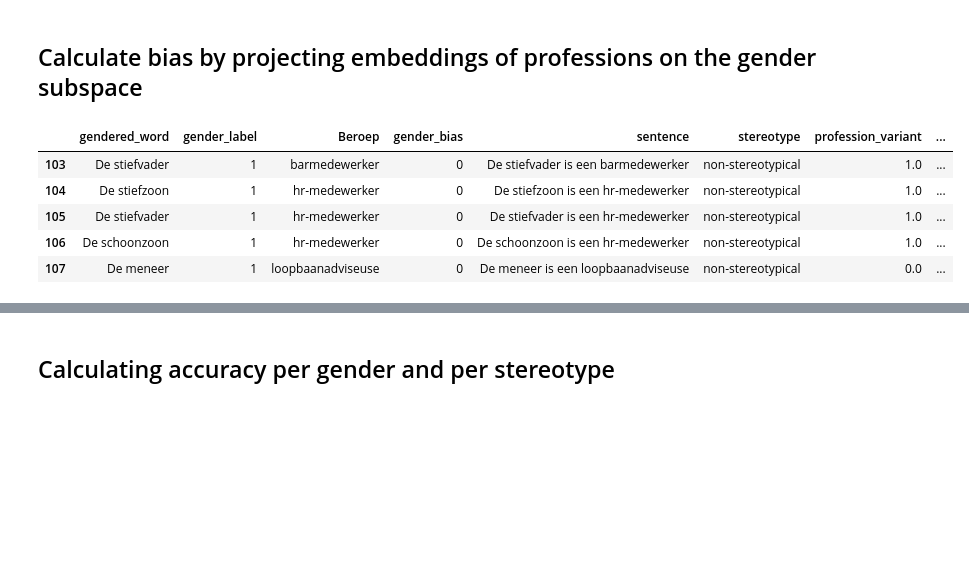
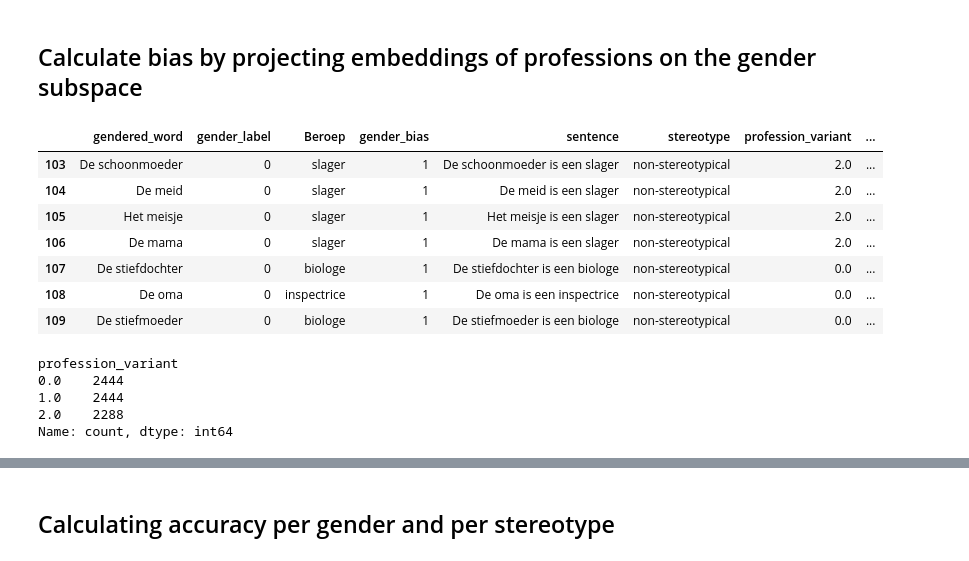
Before and after one commit to KleinJonasUVT/biasintransformers, a Jupyter notebook: code/professions_sentences_femaleform.ipynb, the cells around one changed output, grey strips where cells are left out. Drawn from its saved outputs; the diff is of its cells as text; code cells hidden in the pictures; blank space fills up the shorter version.

```diff
--- a/code/professions_sentences_femaleform.ipynb
+++ b/code/professions_sentences_femaleform.ipynb
@@ -154,6 +202,7 @@ entries = [
     ("0423 directiesecretaresses", "Secretaresse"),
 
     ("1051 Verzorgenden", "Verzorgende"),
+    ("1051 Verzorgenden", "Verzorger"),
     ("1051 Verzorgenden", "Verzorgster"),
 
     ("1114 Kappers en schoonheidsspecialisten", "Kapper"),
@@ -162,13 +211,14 @@ entries = [
     ("1114 Kappers en schoonheidsspecialisten", "Schoonheidsspecialist"),
     ("1114 Kappers en schoonheidsspecialisten", "Schoonheidsspecialiste"),
 
+    ("1012 Gespecialiseerd verpleegkundigen", "Verpleger"),
     ("1012 Gespecialiseerd verpleegkundigen", "Verpleegkundige"),
     ("1012 Gespecialiseerd verpleegkundigen", "Verpleegster"),
 
-    #("0131 Leidsters kinderopvang en onderw...", "Leidster"),
     ("0131 Leidsters kinderopvang en onderw...", "Onderwijzer"),
     ("0131 Leidsters kinderopvang en onderw...", "Onderwijzeres"),
 
+    ("1033 Verpleegkundigen (mbo)", "Verpleger"),
     ("1033 Verpleegkundigen (mbo)", "Verpleegkundige"),
     ("1033 Verpleegkundigen (mbo)", "Verpleegster"),
 
@@ -179,9 +229,6 @@ entries = [
 
     ("1022 Psychologen en sociologen", "Socioloog"),
     ("1022 Psychologen en sociologen", "Sociologe"),
-
-    ("0333 Kassamedewerkers", "Kassamedewerker"),
-    ("0333 Kassamedewerkers", "Kassière"),
 
     ("1021 Maatschappelijk werkers", "Maatschappelijk werker"),
     ("1021 Maatschappelijk werkers", "Maatschappelijk werkster"),
@@ -217,6 +264,9 @@ entries = [
     ("0115 Onderwijskundigen en overige doc...", "Docente"),
 
     ("0332 Verkoopmedewerkers detailhandel", "Verkoopmedewerker"),
+    ("0332 Verkoopmedewerkers detailhandel", "Verkoopmedewerkster"),
+
+    ("0332 Verkoopmedewerkers detailhandel", "Verkoper"),
     ("0332 Verkoopmedewerkers detailhandel", "Verkoopster"),
 
     ("1111 Reisbegeleiders", "Reisbegeleider"),
@@ -238,6 +288,13 @@ entries = [
     ("0211 Bibliothecarissen en conservatoren", "Bibliothecaresse"),
 
     ("0211 Bibliothecarissen en conservatoren", "Conservator"),
+
+    ("0212 Auteurs en taalkundigen", "Auteur"),
+    ("0212 Auteurs en taalkundigen", "Taalkundige"),
+
+    ("1011 Artsen", "Arts"),
+
+    ("0612 Overheidsambtenaren", "Ambtenaar")
 ]
 
 for key, value in entries:
@@ -756,30 +857,42 @@ Projection of 'De zus is een beveiligingsmedewerker': 0.2586449243023471
 # %%
 import numpy as np
 
 # Define the projection function
 def gender_projection(embedding, weight_vector):
-    normalized_direction = final_model_loaded.coef_[0] / np.linalg.norm(final_model_loaded.coef_[0])
+    normalized_direction = weight_vector / np.linalg.norm(weight_vector)
     return np.dot(embedding, normalized_direction)
 
 # Copy dataframe
 word_projection_df = updated_df.copy()
 
 # Add the projection as a new column
 word_projection_df['word_projection'] = updated_df['profession_embedding'].apply(
     lambda emb: gender_projection(emb, final_model_loaded.coef_[0])
 )
 
 # Drop the old embedding column
 word_projection_df.drop(columns=['profession_embedding'], inplace=True)
 
 # If word_projection > 0, add to the column prediction 1, else 0
 word_projection_df['prediction'] = word_projection_df['word_projection'].apply(lambda x: 1 if x > 0 else 0)
 
-word_projection_df[103:108]
+word_projection_df[103:110]
 # %% [output]
 |  | gendered_word | gender_label | Beroep | gender_bias | sentence | stereotype | profession_variant | ... |
-| 103 | De stiefvader | 1 | barmedewerker | 0 | De stiefvader is een barmedewerker | non-stereotypical | 1.0 | ... |
-| 104 | De stiefzoon | 1 | hr-medewerker | 0 | De stiefzoon is een hr-medewerker | non-stereotypical | 1.0 | ... |
-| 105 | De stiefvader | 1 | hr-medewerker | 0 | De stiefvader is een hr-medewerker | non-stereotypical | 1.0 | ... |
-| 106 | De schoonzoon | 1 | hr-medewerker | 0 | De schoonzoon is een hr-medewerker | non-stereotypical | 1.0 | ... |
-| 107 | De meneer | 1 | loopbaanadviseuse | 0 | De meneer is een loopbaanadviseuse | non-stereotypical | 0.0 | ... |
+| 103 | De schoonmoeder | 0 | slager | 1 | De schoonmoeder is een slager | non-stereotypical | 2.0 | ... |
+| 104 | De meid | 0 | slager | 1 | De meid is een slager | non-stereotypical | 2.0 | ... |
+| 105 | Het meisje | 0 | slager | 1 | Het meisje is een slager | non-stereotypical | 2.0 | ... |
+| 106 | De mama | 0 | slager | 1 | De mama is een slager | non-stereotypical | 2.0 | ... |
+| 107 | De stiefdochter | 0 | biologe | 1 | De stiefdochter is een biologe | non-stereotypical | 0.0 | ... |
+| 108 | De oma | 0 | inspectrice | 1 | De oma is een inspectrice | non-stereotypical | 0.0 | ... |
+| 109 | De stiefmoeder | 0 | biologe | 1 | De stiefmoeder is een biologe | non-stereotypical | 0.0 | ... |
+# %%
+word_projection_df['stereotype'].value_counts()
+word_projection_df['gender_label'].value_counts()
+word_projection_df['profession_variant'].value_counts()
+# %% [output]
+profession_variant
+0.0    2444
+1.0    2444
+2.0    2288
+Name: count, dtype: int64
```
Also changed, not shown: parts of 48 cells of this notebook, 19 other files.
